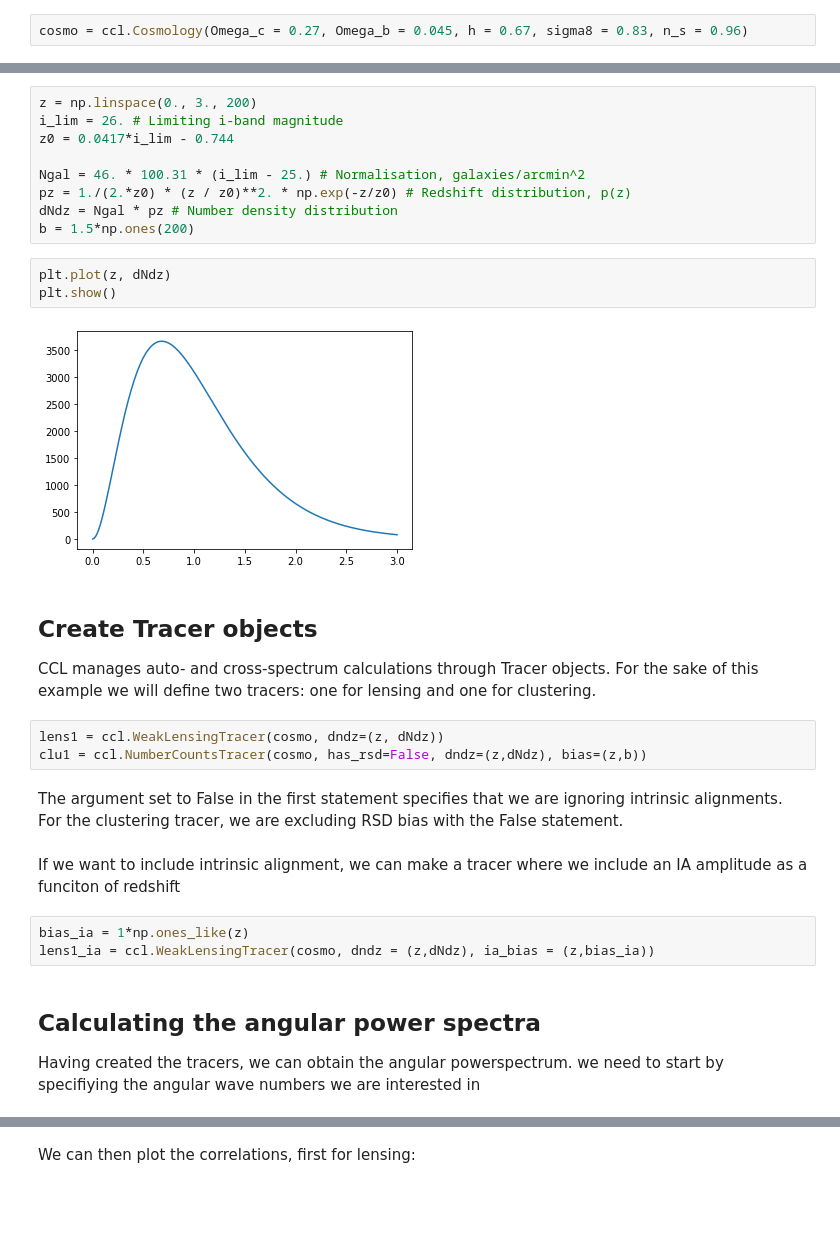
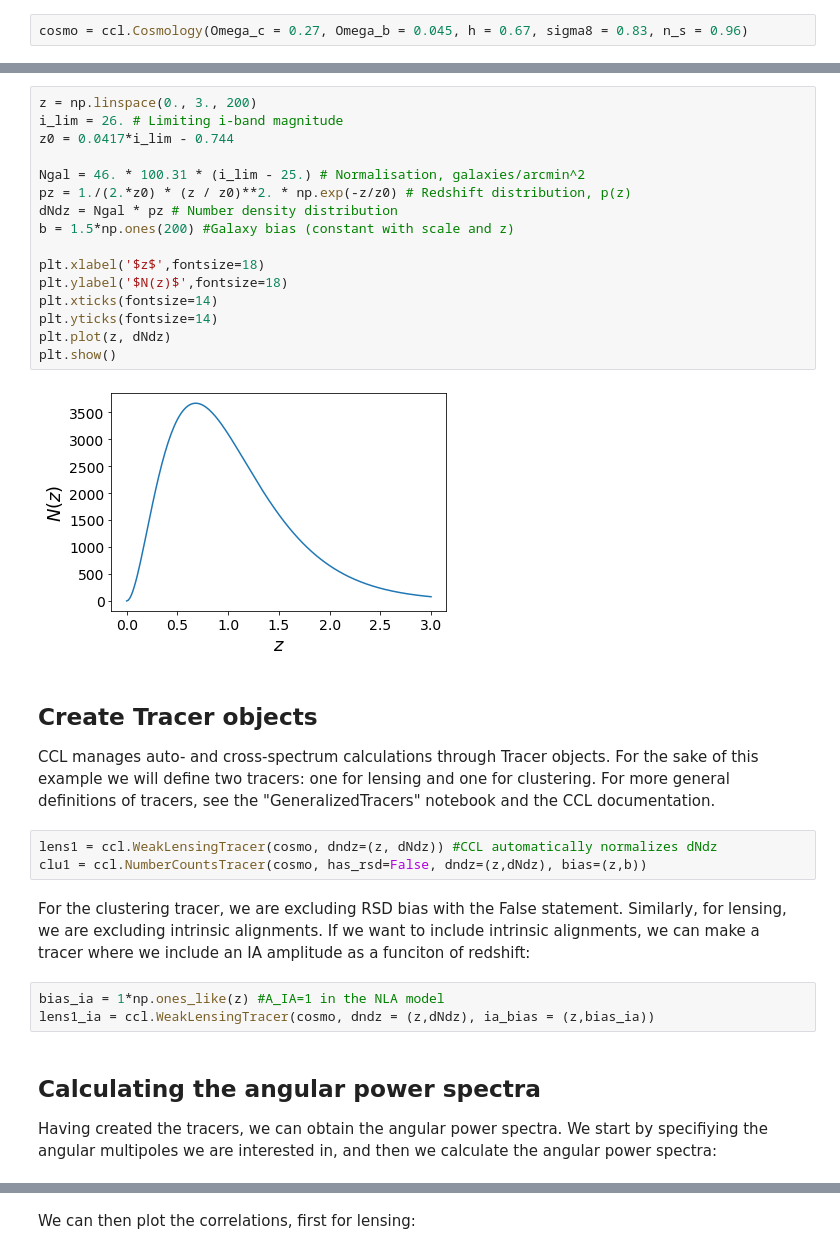
Before and after one commit to LSSTDESC/CCLX, a Jupyter notebook: CellsCorrelations.ipynb, the cells around one changed output, grey strips where cells are left out. Drawn from its saved outputs; the diff is of its cells as text; blank space fills up the shorter version.

```diff
--- a/CellsCorrelations.ipynb
+++ b/CellsCorrelations.ipynb
@@ -15,32 +18,35 @@ The CCL weaklensing tracers requires a number density as a function of redshift,
 # %%
 z = np.linspace(0., 3., 200)
 i_lim = 26. # Limiting i-band magnitude
 z0 = 0.0417*i_lim - 0.744
 
 Ngal = 46. * 100.31 * (i_lim - 25.) # Normalisation, galaxies/arcmin^2
 pz = 1./(2.*z0) * (z / z0)**2. * np.exp(-z/z0) # Redshift distribution, p(z)
 dNdz = Ngal * pz # Number density distribution
-b = 1.5*np.ones(200)
+b = 1.5*np.ones(200) #Galaxy bias (constant with scale and z)
+
+plt.xlabel('$z$',fontsize=18)
+plt.ylabel('$N(z)$',fontsize=18)
+plt.xticks(fontsize=14)
+plt.yticks(fontsize=14)
+plt.plot(z, dNdz)
+plt.show()
+# %% [output]
+[figure, added]
-# %%
-plt.plot(z, dNdz)
-plt.show()
-# %% [output]
-[figure, removed]
 # %% [markdown]
 ## Create Tracer objects
 
-CCL manages auto- and cross-spectrum calculations through Tracer objects. For the sake of this example we will define two tracers: one for lensing and one for clustering.
+CCL manages auto- and cross-spectrum calculations through Tracer objects. For the sake of this example we will define two tracers: one for lensing and one for clustering. For more general definitions of tracers, see the "GeneralizedTracers" notebook and the CCL documentation.
 # %%
-lens1 = ccl.WeakLensingTracer(cosmo, dndz=(z, dNdz))
+lens1 = ccl.WeakLensingTracer(cosmo, dndz=(z, dNdz)) #CCL automatically normalizes dNdz
 clu1 = ccl.NumberCountsTracer(cosmo, has_rsd=False, dndz=(z,dNdz), bias=(z,b))
-# %% [markdown]
-The argument set to False in the first statement specifies that we are ignoring intrinsic alignments. For the clustering tracer, we are excluding RSD bias with the  False statement.
 # %% [markdown]
-If we want to include intrinsic alignment, we can make a tracer where we include an IA amplitude as a funciton of redshift
+For the clustering tracer, we are excluding RSD bias with the  False statement. Similarly, for lensing, we are excluding intrinsic alignments. If we want to include intrinsic alignments, we can make a tracer where we include an IA amplitude as a funciton of redshift:
 # %%
-bias_ia = 1*np.ones_like(z)
+bias_ia = 1*np.ones_like(z) #A_IA=1 in the NLA model
 lens1_ia = ccl.WeakLensingTracer(cosmo, dndz = (z,dNdz), ia_bias = (z,bias_ia))
 # %% [markdown]
 ## Calculating the angular power spectra
-Having created the tracers, we can obtain the angular powerspectrum. we need to start by specifiying the angular wave numbers we are interested in
+
+Having created the tracers, we can obtain the angular power spectra. We start by specifiying the angular multipoles we are interested in, and then we calculate the angular power spectra:
 # %%
```
Also changed, not shown: parts of 13 cells of this notebook.
